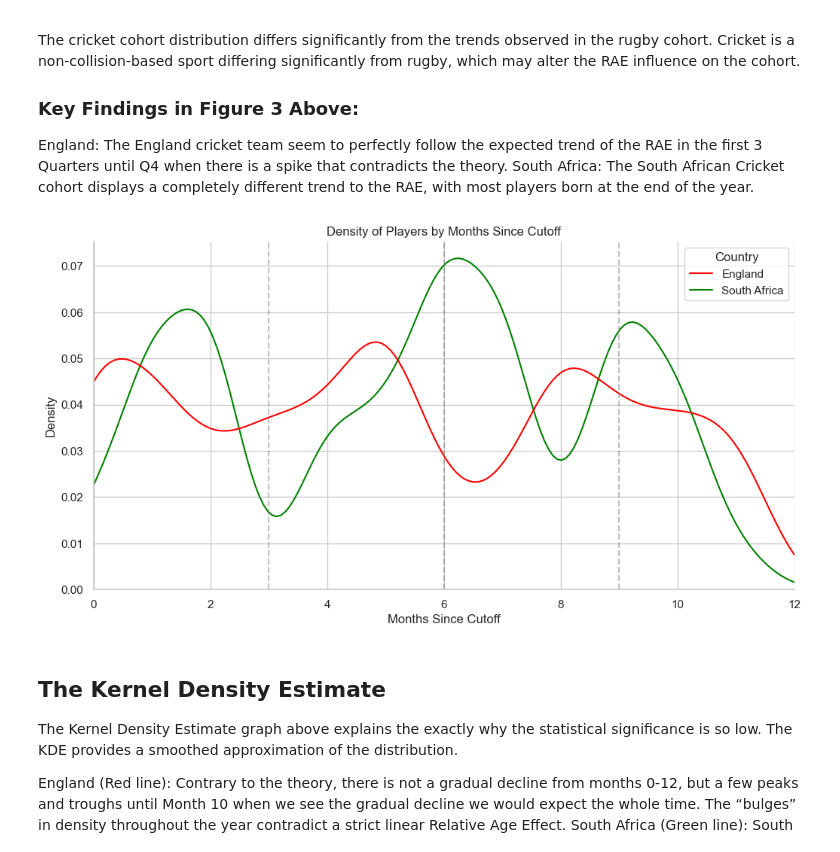
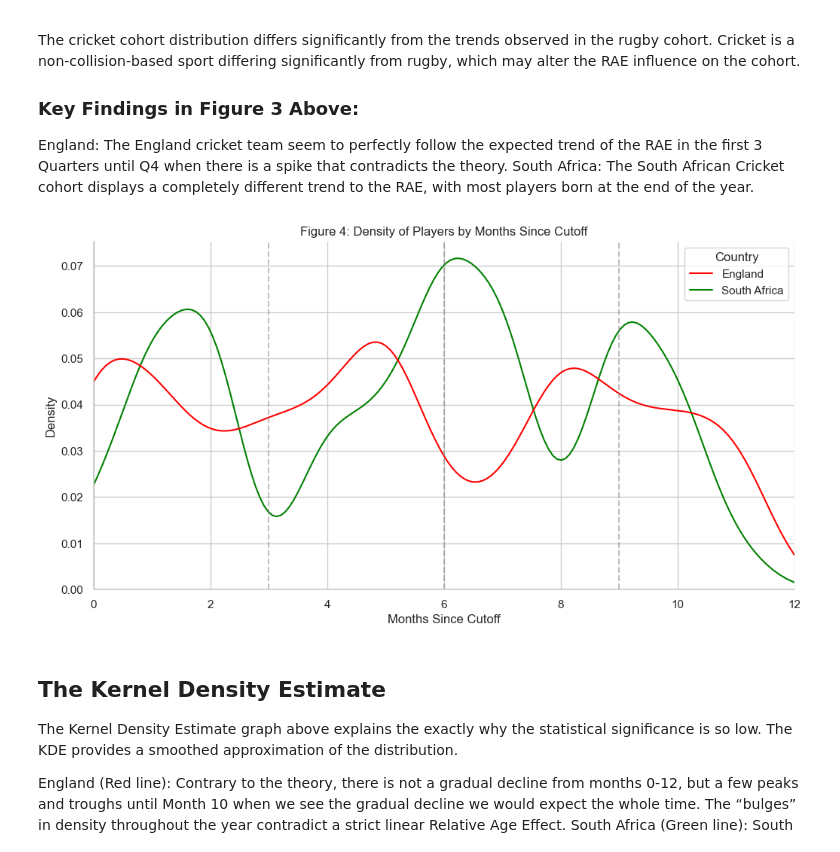
Before and after one commit to JackFrater/BEE2041-relative-age-effect, a Jupyter notebook: blog.ipynb, the cells around one changed output. Cells and saved outputs as stored; diff of their text form; code cells hidden in the pictures.

```diff
--- a/blog.ipynb
+++ b/blog.ipynb
@@ -193,24 +193,24 @@ df_master["Months_Since_Cutoff"] = df_master.apply(get_month_dist, axis=1)
 # %%
 plt.figure(figsize=(12, 6))
 
 #Use a lower bw_adjust to make the KDE more sensitive to the data distribution
 sns.kdeplot(data
 
 
 
 =df_master, x='Months_Since_Cutoff', hue='Country', bw_adjust=0.4, palette={'England': 'red', 'South Africa': 'green'})
 
 # Add the Quarter makrers ( Vertical lines at 0, 3, 6, 9)
 for x in [0, 3, 6, 9]:
     plt.axvline(x=x, color='gray', linestyle='--', alpha=0.5)
 
-plt.title('Density of Players by Months Since Cutoff')
+plt.title('Figure 4: Density of Players by Months Since Cutoff')
 plt.xlabel('Months Since Cutoff')
 plt.xlim(0,12)
 sns.despine()
 plt.show()
 # %% [output]
-[figure, old version]
+[figure, new version]
 # %% [markdown]
 ## The Kernel Density Estimate
 The Kernel Density Estimate graph above explains the exactly why the statistical significance is so low. The KDE provides a smoothed approximation of the distribution.
```
Also changed, not shown: parts of 3 cells of this notebook.
